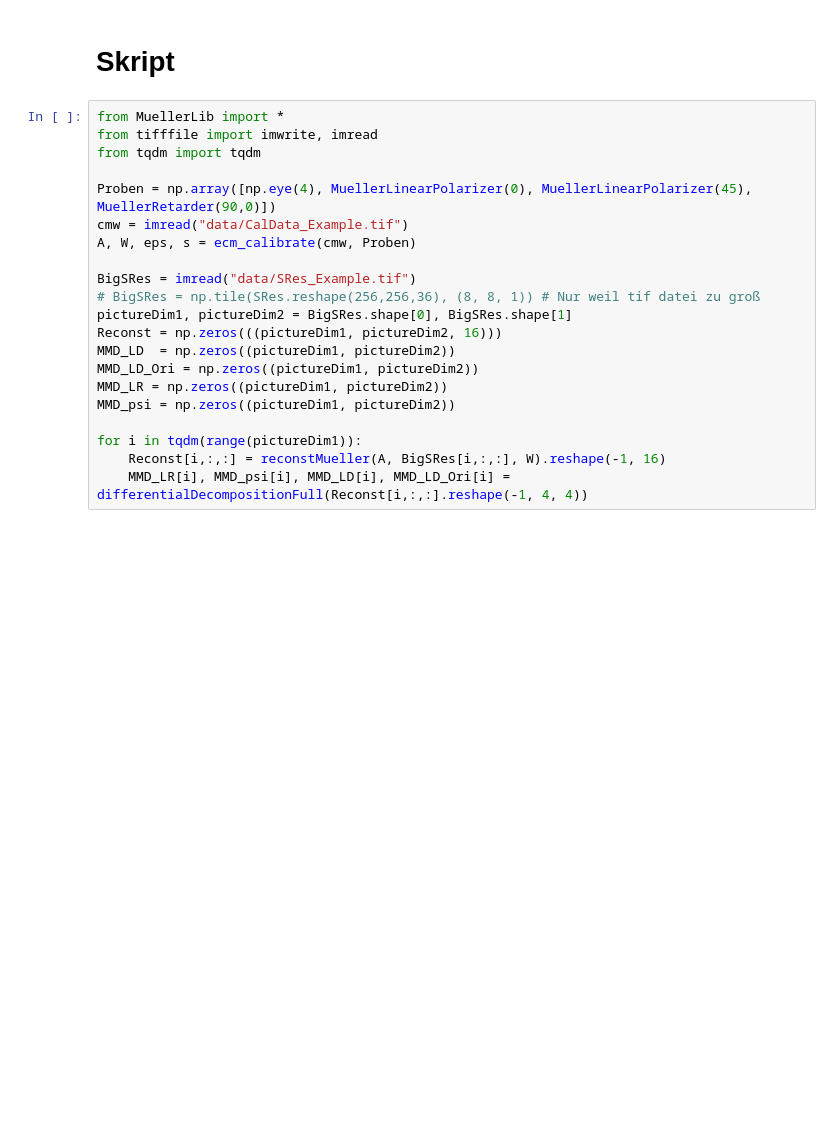
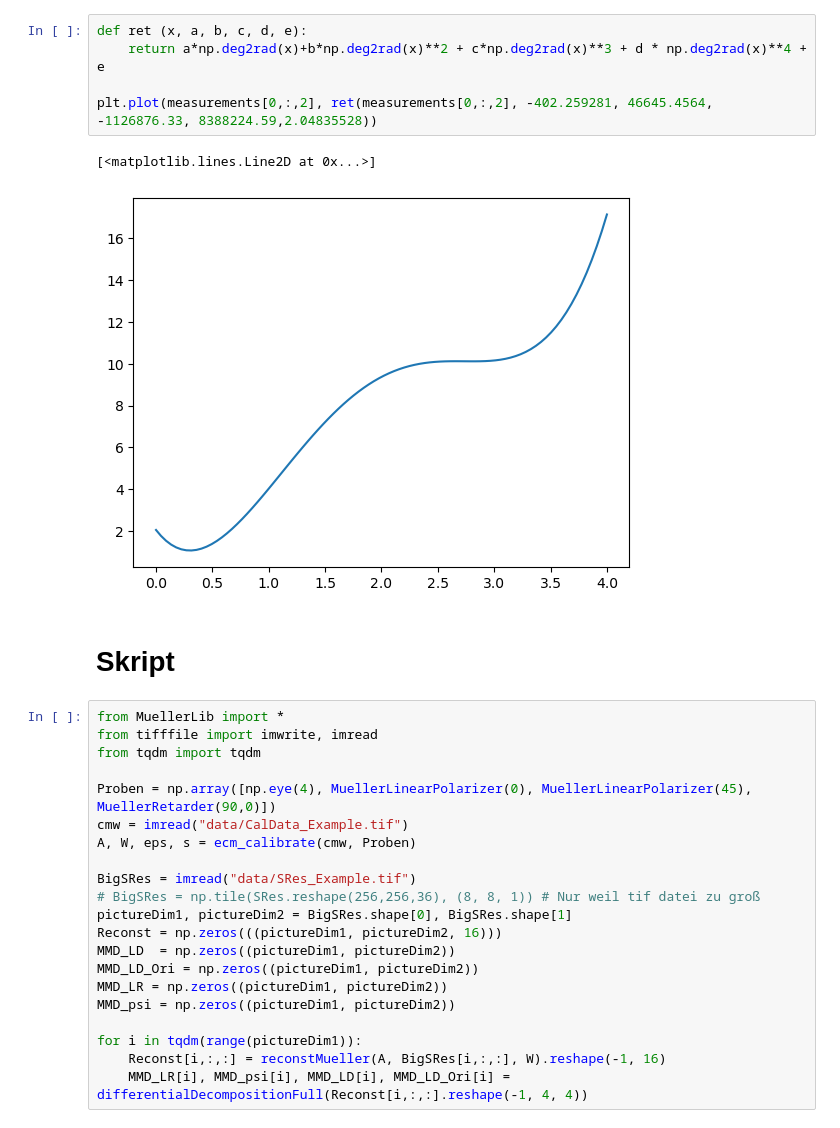
Before and after one commit to TimLockstedt/Masterarbeit, a Jupyter notebook: MuellerSkript.ipynb, the cells around one changed output. Drawn from its saved outputs; the diff is of its cells as text; blank space fills up the shorter version.

```diff
--- a/MuellerSkript.ipynb
+++ b/MuellerSkript.ipynb
@@ -1,3 +187,11 @@
+# %%
+def ret (x, a, b, c, d, e):
+    return a*np.deg2rad(x)+b*np.deg2rad(x)**2 + c*np.deg2rad(x)**3 + d * np.deg2rad(x)**4 + e
+
+plt.plot(measurements[0,:,2], ret(measurements[0,:,2], -402.259281, 46645.4564, -1126876.33, 8388224.59,2.04835528))
+# %% [output]
+[<matplotlib.lines.Line2D at 0x...>]
+[figure, added]
 # %% [markdown]
 # Skript
 # %%
```
Also changed, not shown: parts of 9 cells of this notebook, 6 other files.
